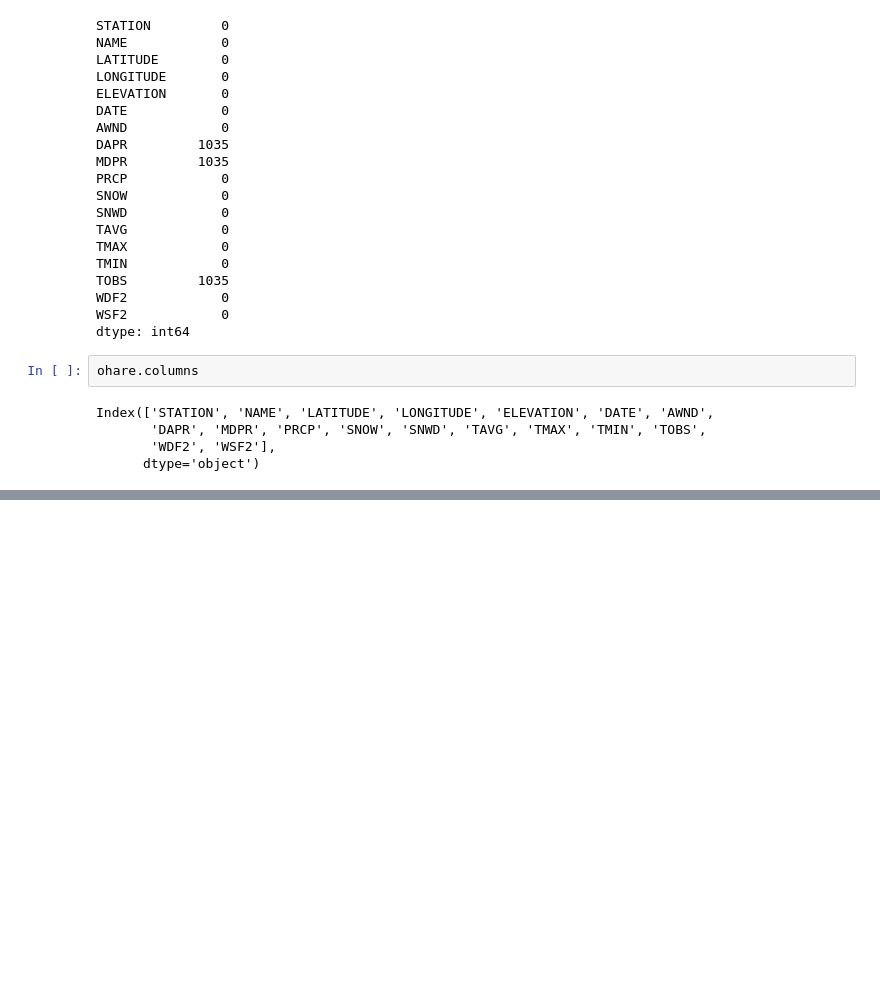
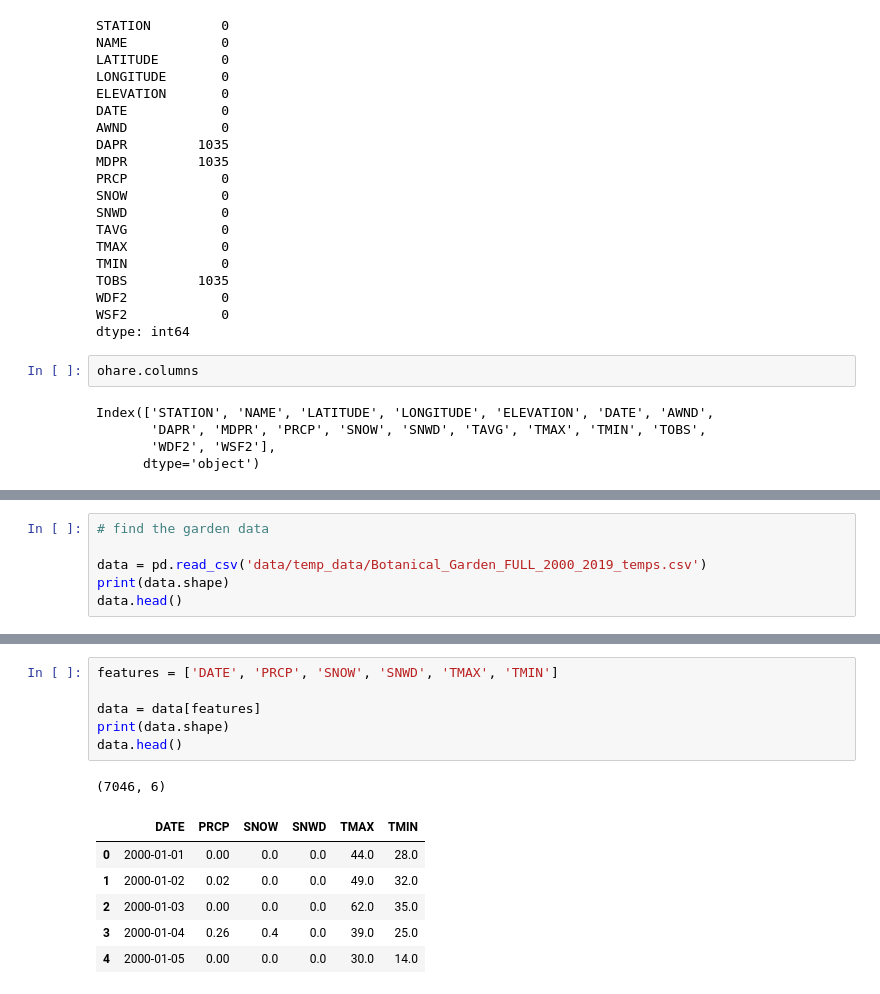
Before and after one commit to BlakeWallace/Lake_Michigan_Influences, a Jupyter notebook: ALL_temp_data_combined_2000_2019.ipynb, the cells around one changed output, grey strips where cells are left out. Cells and saved outputs as stored; diff of their text form; blank space fills up the shorter version.

Commit message:
data, garden_ohare_lake jan, 2000 to Dec 31, 2018

```diff
--- a/ALL_temp_data_combined_2000_2019.ipynb
+++ b/ALL_temp_data_combined_2000_2019.ipynb
@@ -494,0 +499,6 @@ Index(['STATION', 'NAME', 'LATITUDE', 'LONGITUDE', 'ELEVATION', 'DATE', 'AWND',
+# %%
+# find the garden data
+
+data = pd.read_csv('data/temp_data/Botanical_Garden_FULL_2000_2019_temps.csv')
+print(data.shape)
+data.head()
@@ -494,0 +513,14 @@ Index(['STATION', 'NAME', 'LATITUDE', 'LONGITUDE', 'ELEVATION', 'DATE', 'AWND',
+# %%
+features = ['DATE', 'PRCP', 'SNOW', 'SNWD', 'TMAX', 'TMIN']
+
+data = data[features]
+print(data.shape)
+data.head()
+# %% [output]
+(7046, 6)
+|  | DATE | PRCP | SNOW | SNWD | TMAX | TMIN |
+| 0 | 2000-01-01 | 0.00 | 0.0 | 0.0 | 44.0 | 28.0 |
+| 1 | 2000-01-02 | 0.02 | 0.0 | 0.0 | 49.0 | 32.0 |
+| 2 | 2000-01-03 | 0.00 | 0.0 | 0.0 | 62.0 | 35.0 |
+| 3 | 2000-01-04 | 0.26 | 0.4 | 0.0 | 39.0 | 25.0 |
+| 4 | 2000-01-05 | 0.00 | 0.0 | 0.0 | 30.0 | 14.0 |
```
Also changed, not shown: parts of 6 cells of this notebook, 7 other files.
